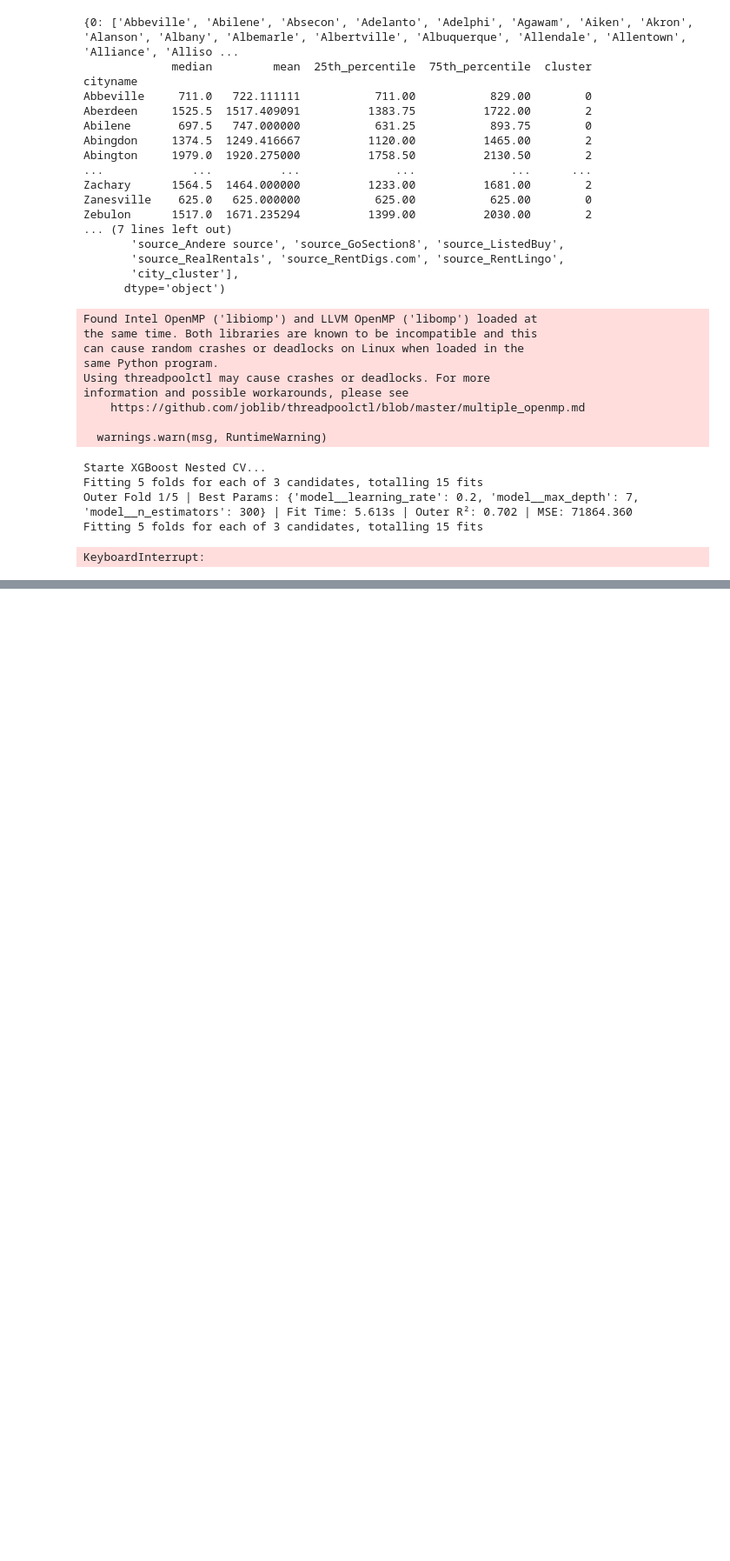
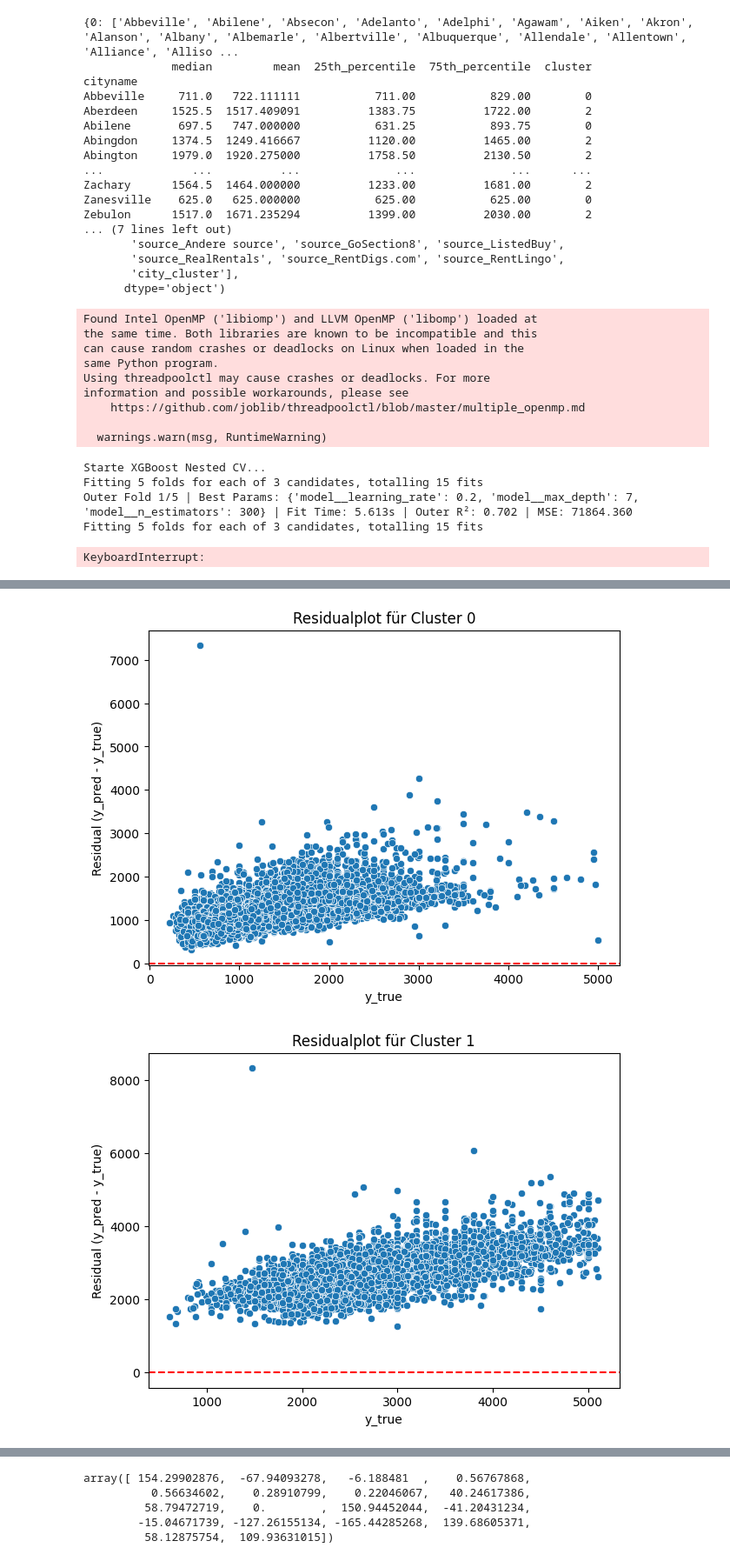
Before and after one commit to FelixFritz02/DataProject-WS-25-26, a Jupyter notebook: preprocess_states.ipynb, the cells around one changed output, grey strips where cells are left out. Shown at 87% size. Cells and saved outputs as stored; diff of their text form; code cells hidden in the pictures; blank space fills up the shorter version.

```diff
--- a/preprocess_states.ipynb
+++ b/preprocess_states.ipynb
@@ -351,0 +384,40 @@ Outer Fold 5/5 | Best Params: {} | Fit Time: 1.518s | Outer R²: 0.697 | MSE: 14
+# %%
+import pandas as pd
+import matplotlib.pyplot as plt
+
+# city_mapping: cityname -> cluster
+# X_train_enc: Features für Prediction (encoded, falls nötig)
+# model: dein ClusterRegressor
+# y_train: wahre Preise
+
+# Cluster pro Zeile
+clusters_series = X_train['cityname'].map(city_mapping)
+
+# Vorhersagen auf Trainingsdaten
+y_pred = model.predict(X_train_enc)
+
+# Residuals
+residuals = y_pred
+
+# DataFrame für Plot
+df_resid = pd.DataFrame({
+    "y_true": y_train.values,
+    "residual": residuals,
+    "cluster": clusters_series
+})
+
+import seaborn as sns
+
+# Alle 3 Cluster getrennt plotten
+for cluster_id in sorted(df_resid['cluster'].unique()):
+    plt.figure(figsize=(7,5))
+    subset = df_resid[df_resid['cluster'] == cluster_id]
+    sns.scatterplot(x='y_true', y='residual', data=subset)
+    plt.axhline(0, color='red', linestyle='--')  # Referenzlinie bei 0
+    plt.title(f"Residualplot für Cluster {cluster_id}")
+    plt.xlabel("y_true")
+    plt.ylabel("Residual (y_pred - y_true)")
+    plt.show()
+# %% [output]
+[figure, added]
+[figure, added]
@@ -351,0 +425,8 @@ Outer Fold 5/5 | Best Params: {} | Fit Time: 1.518s | Outer R²: 0.697 | MSE: 14
+# %%
+model.model_0.coef_
+# %% [output]
+array([ 154.29902876,  -67.94093278,   -6.188481  ,    0.56767868,
+          0.56634602,    0.28910799,    0.22046067,   40.24617386,
+         58.79472719,    0.        ,  150.94452044,  -41.20431234,
+        -15.04671739, -127.26155134, -165.44285268,  139.68605371,
+         58.12875754,  109.93631015])
```
Also changed, not shown: parts of 8 cells of this notebook.
